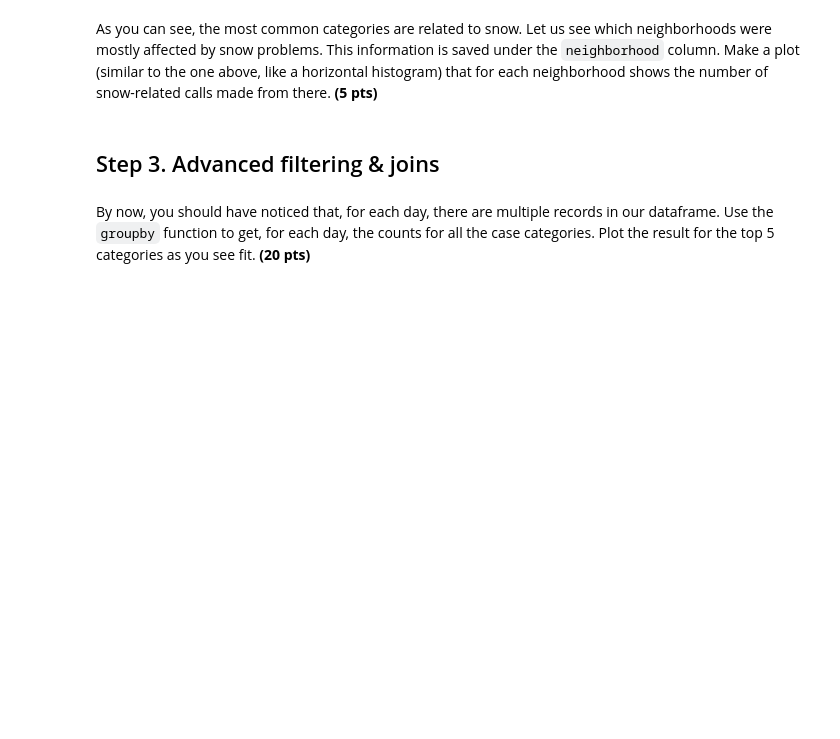
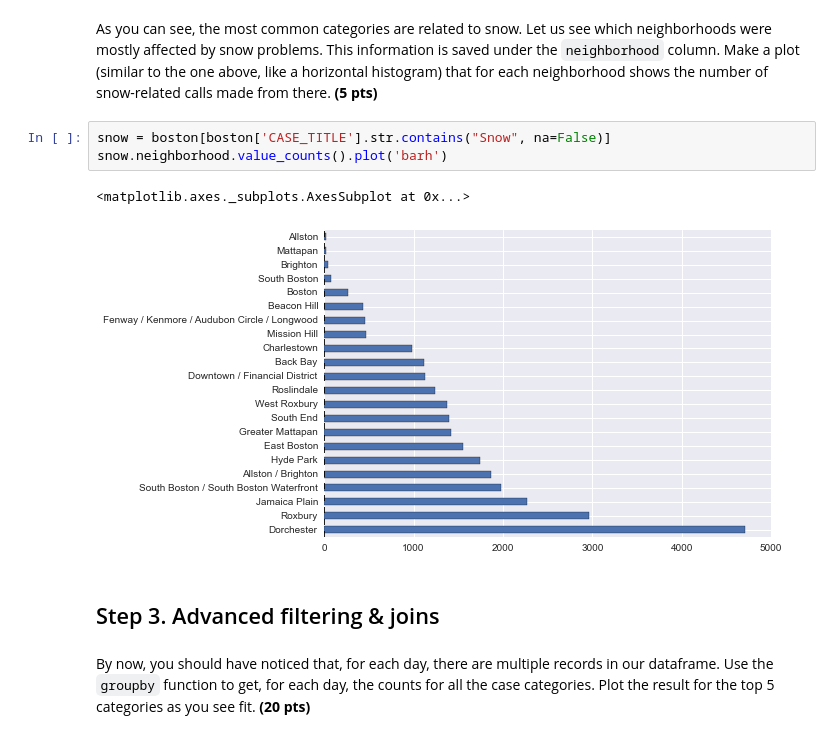
Before and after one commit to ctran25/spring-2015-homeworks, a Jupyter notebook: submissions/Homework-2/2.Pandas-in-Boston.ipynb, the cells around one changed output. Saved outputs shown, nothing was run; the diff lists cells and outputs as text; blank space fills up the shorter version.

```diff
--- a/submissions/Homework-2/2.Pandas-in-Boston.ipynb
+++ b/submissions/Homework-2/2.Pandas-in-Boston.ipynb
@@ -313,5 +266,11 @@ over250 = pd.DataFrame(case2.items(), columns = ['CASE_TITLE', 'NUM_OCCUR'])
 # %% [markdown]
 As you can see, the most common categories are related to snow. Let us see which neighborhoods were mostly affected by snow problems. This information is saved under the `neighborhood` column. Make a plot (similar to the one above, like a horizontal histogram) that for each neighborhood shows the number of snow-related calls made from there. **(5 pts)**
+# %%
+snow = boston[boston['CASE_TITLE'].str.contains("Snow", na=False)]
+snow.neighborhood.value_counts().plot('barh')
+# %% [output]
+<matplotlib.axes._subplots.AxesSubplot at 0x...>
+[figure, added]
 # %% [markdown]
 ## Step 3. Advanced filtering & joins
 # %% [markdown]
```
Also changed, not shown: parts of 4 cells of this notebook.
